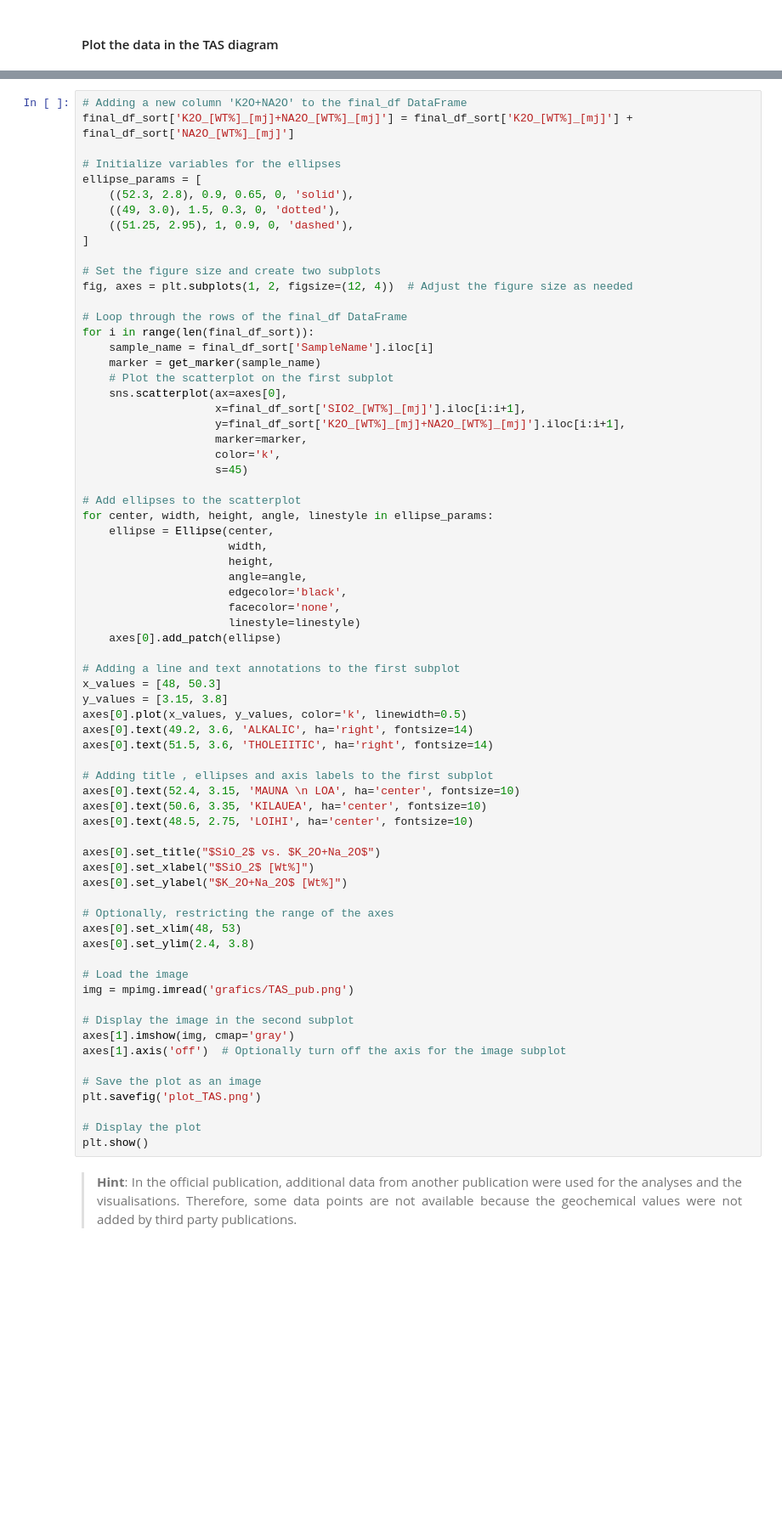
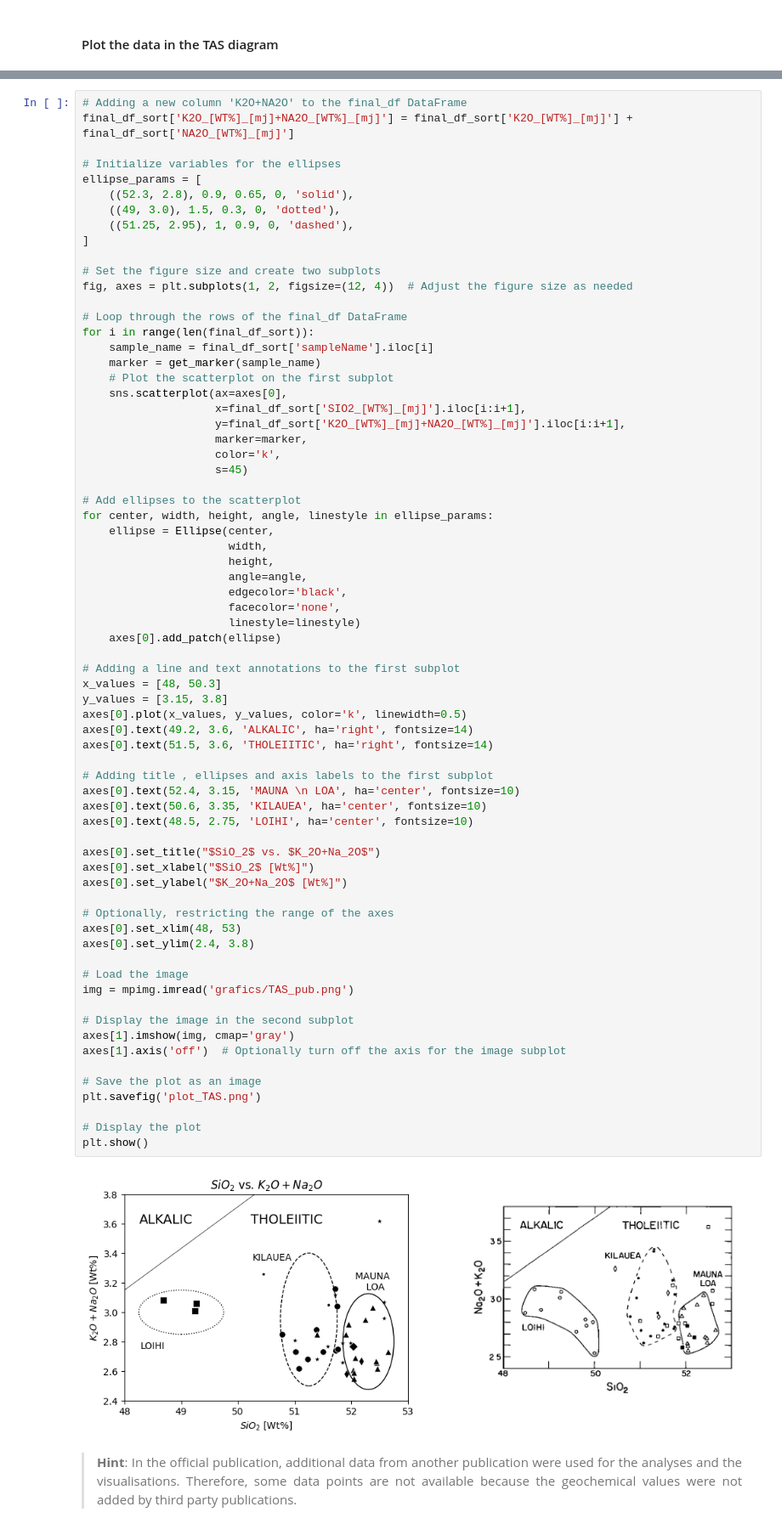
Before and after one commit to digis-georoc/Georoc_jupyter, a Jupyter notebook: Georoc_Notebook.ipynb, the cells around one changed output, grey strips where cells are left out. Shown at 85% size. Saved outputs shown, nothing was run; the diff lists cells and outputs as text; blank space fills up the shorter version.

```diff
--- a/Georoc_Notebook.ipynb
+++ b/Georoc_Notebook.ipynb
@@ -667,7 +783,7 @@ fig, axes = plt.subplots(1, 2, figsize=(12, 4))  # Adjust the figure size as nee
 
 # Loop through the rows of the final_df DataFrame
 for i in range(len(final_df_sort)):
-    sample_name = final_df_sort['SampleName'].iloc[i]
+    sample_name = final_df_sort['sampleName'].iloc[i]
     marker = get_marker(sample_name)
     # Plot the scatterplot on the first subplot
     sns.scatterplot(ax=axes[0],
@@ -693,33 +809,35 @@ x_values = [48, 50.3]
 y_values = [3.15, 3.8]
 axes[0].plot(x_values, y_values, color='k', linewidth=0.5)
 axes[0].text(49.2, 3.6, 'ALKALIC', ha='right', fontsize=14)
 axes[0].text(51.5, 3.6, 'THOLEIITIC', ha='right', fontsize=14)
 
 # Adding title , ellipses and axis labels to the first subplot
 axes[0].text(52.4, 3.15, 'MAUNA \n LOA', ha='center', fontsize=10)
 axes[0].text(50.6, 3.35, 'KILAUEA', ha='center', fontsize=10)
 axes[0].text(48.5, 2.75, 'LOIHI', ha='center', fontsize=10)
 
 axes[0].set_title("$SiO_2$ vs. $K_2O+Na_2O$")
 axes[0].set_xlabel("$SiO_2$ [Wt%]")
 axes[0].set_ylabel("$K_2O+Na_2O$ [Wt%]")
 
 # Optionally, restricting the range of the axes
 axes[0].set_xlim(48, 53)
 axes[0].set_ylim(2.4, 3.8)
 
 # Load the image
 img = mpimg.imread('grafics/TAS_pub.png')
 
 # Display the image in the second subplot
 axes[1].imshow(img, cmap='gray')
 axes[1].axis('off')  # Optionally turn off the axis for the image subplot
 
 # Save the plot as an image
 plt.savefig('plot_TAS.png')
 
 # Display the plot
 plt.show()
+# %% [output]
+[figure, added]
 # %% [markdown]
 <div style="text-align: justify; max-width: 850px">
 
```
Also changed, not shown: parts of 21 cells of this notebook, 3 other files.
